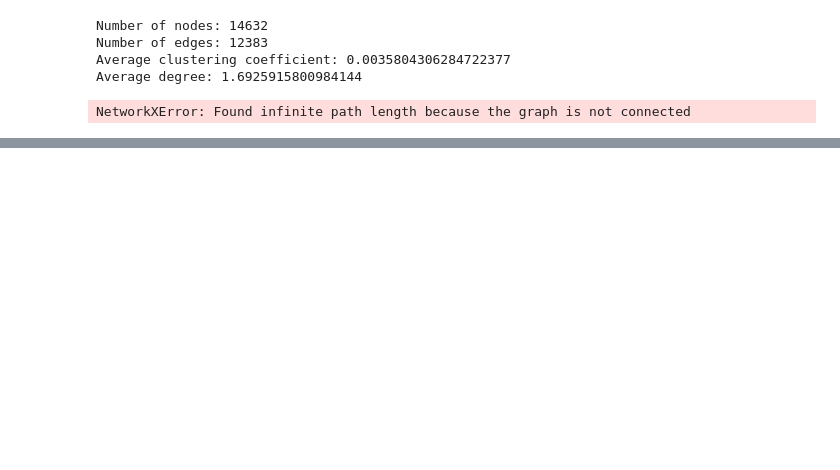
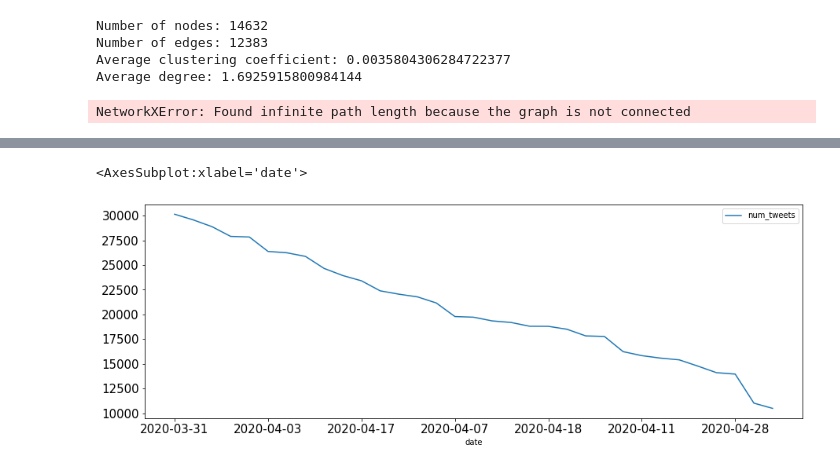
Before and after one commit to MehediH/twitter-covid-19, a Jupyter notebook: twitterNetwork.ipynb, the cells around one changed output, grey strips where cells are left out. Saved outputs shown, nothing was run; the diff lists cells and outputs as text; code cells hidden in the pictures; blank space fills up the shorter version.

```diff
--- a/twitterNetwork.ipynb
+++ b/twitterNetwork.ipynb
@@ -175,0 +185,12 @@ create_gephi_from_network(G, "coronavirus"), len(d)
+# %%
+timeDf = df
+timeDf['created_at'] = pd.to_datetime(df['created_at'], infer_datetime_format=True)
+timeDf['created_at'] = timeDf['created_at'].dt.date
+timeDf['created_at'] = timeDf['created_at'].astype(str)
+
+timeDf = pd.DataFrame(dict(timeDf['created_at'].value_counts()).items(), columns=['date', 'num_tweets'])
+
+timeDf.plot.line(x="date", y="num_tweets", figsize=(15,5), fontsize=15)
+# %% [output]
+<AxesSubplot:xlabel='date'>
+[figure, added]
```
Also changed, not shown: parts of 7 cells of this notebook, 15 other files.
